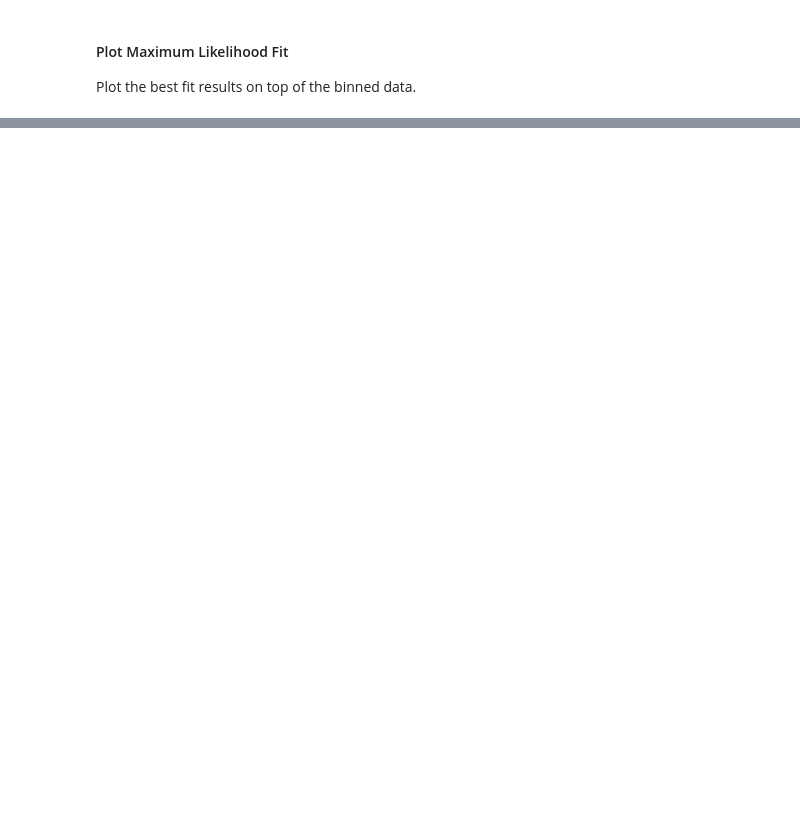
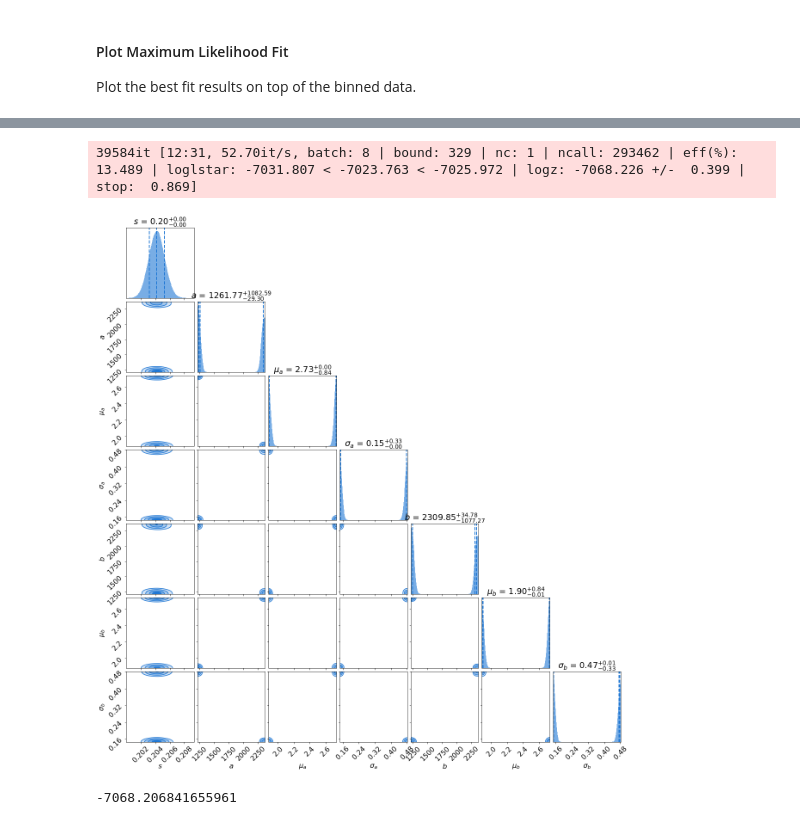
Before and after one commit to fzaidouni/mixture-models, a Jupyter notebook: mixturemodel_same_color.ipynb, the cells around one changed output, grey strips where cells are left out. Drawn from its saved outputs; the diff is of its cells as text; code cells hidden in the pictures; blank space fills up the shorter version.

```diff
--- a/mixturemodel_same_color.ipynb
+++ b/mixturemodel_same_color.ipynb
@@ -241,0 +299,5 @@ ax.legend(fontsize=12);
+# %%
+
+labels = ['$s$', '$a$', r'$\mu_a$', r'$\sigma_a$', '$b$', r'$\mu_b$', r'$\sigma_b$']
+for i in range(7):
+    print('{:<10s} = {:7.2f} +- {:.2f}'.format(labels[i], bestfit.x[i], uncertainty[i]))
@@ -241,0 +359,26 @@ ax.legend(fontsize=12);
+# %%
+dsampler = dynesty.DynamicNestedSampler(logLjoint1, prior_xform1, ndim=7,
+                                        logl_args=(n1, n2, x),
+                                        nlive=1000,
+                                        bound='multi',
+                                        sample='auto')
+
+dsampler.run_nested()
+dres1 = dsampler.results
+# %% [output]
+39584it [12:31, 52.70it/s, batch: 8 | bound: 329 | nc: 1 | ncall: 293462 | eff(%): 13.489 | loglstar: -7031.807 < -7023.763 < -7025.972 | logz: -7068.226 +/-  0.399 | stop:  0.869]
+# %%
+fig, axes = dyplot.cornerplot(dres1, smooth=0.03,
+                              labels=labels,
+                              show_titles=True,
+#                               quantiles_2d=[1-np.exp(-0.5*r**2) for r in [1.,2.,3]],
+                              quantiles=[0.16, 0.5, 0.84],
+                              fig=plt.subplots(7, 7, figsize=(2.5*7,2.6*7)),
+                              color='#1f77d4')
+# %% [output]
+[figure, added]
+# %%
+lnzM1 = dres1.logz[-1]
+lnzM1
+# %% [output]
+-7068.206841655961
```
Also changed, not shown: parts of 10 cells of this notebook, 2 other files.
